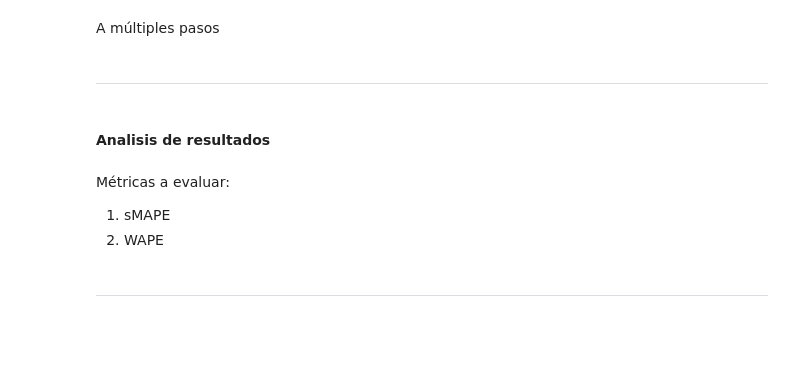
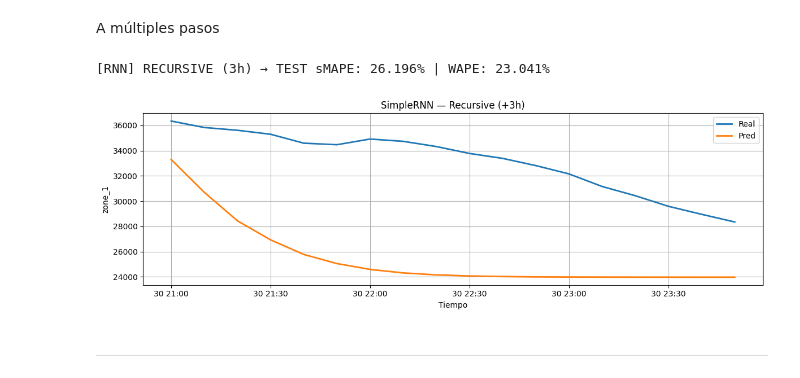
Before and after one commit to DCajiao/Time-series-forecast-of-energy-consumption-in-Tetouan-City, a Jupyter notebook: notebooks/04_RNN_modeling.ipynb, the cells around one changed output. Saved outputs shown, nothing was run; the diff lists cells and outputs as text; code cells hidden in the pictures; blank space fills up the shorter version.

```diff
--- a/notebooks/04_RNN_modeling.ipynb
+++ b/notebooks/04_RNN_modeling.ipynb
@@ -172,0 +237,13 @@ def compile_and_fit(model, window, patience=2, epochs=20):
+# %%
+start = time.time()
+hist = rnn.fit(
+    Xtr, ytr,
+    validation_data=(Xva, yva),
+    epochs=200,
+    batch_size=512,
+    verbose=2,
+    callbacks=cbs
+)
+end = time.time()
+training_time = end - start
+print("Tiempo de entrenamiento:", training_time)
@@ -215,8 +315,56 @@ print("SimpleRNN Multi-step Test:", test_multi)
+# %%
+STEPS = 18
+feats_order = EXOG_COLS + [TARGET_COL]  # target último para poder actualizarlo
+
+def recursive_forecast_seq(
+    model,
+    seed_window: np.ndarray,           # (HISTORY_WINDOW, F) normalizado
+    steps: int,
+    exog_future: np.ndarray | None = None  # opcional: (steps, len(EXOG_COLS)) normalizado
+) -> np.ndarray:
+    """Autoregresivo: usa la salida como último lag; exógenas en hold (o exog_future)."""
+    hist = seed_window.astype("float32").copy()
+    preds = []
+    for i in range(steps):
+        x = hist[np.newaxis, :, :]                 # (1, H, F)
+        y_hat = model.predict(x, verbose=0)[0, 0]  # escalar normalizado
+        preds.append(y_hat)
+        # construir nueva fila
+        next_row = hist[-1].copy()
+        if exog_future is not None:
+            next_row[:-1] = exog_future[i]
+        next_row[-1] = y_hat
+        hist = np.vstack([hist[1:], next_row])
+    return np.array(preds, dtype="float32")
+
+# Semilla al final del TEST dejando espacio para STEPS futuros
+seed_start = max(0, len(test_n) - (HISTORY_WINDOW + STEPS))
+seed_end   = seed_start + HISTORY_WINDOW
+seed_win   = test_n[feats_order].values[seed_start:seed_end]  # (1008, F) normalizado
+
+# Predicción recursiva (normalizada) y desnormalización
+y_pred_rec_norm_rnn = recursive_forecast_seq(rnn, seed_win, STEPS)
+y_pred_rec_rnn      = inverse_target(y_pred_rec_norm_rnn, scalers)
+
+# Verdaderos y eje temporal
+true_start = seed_end
+true_end   = seed_end + STEPS
+y_true_rec = test_df[TARGET_COL].values[true_start:true_end]
+idx_future = test_df.index[true_start:true_end]
+
+# Métricas multi-step recursive (escala real)
+smape_rec_rnn = smape(y_true_rec, y_pred_rec_rnn)
+wape_rec_rnn  = wape(y_true_rec, y_pred_rec_rnn)
+print(f"[RNN] RECURSIVE (3h) → TEST sMAPE: {smape_rec_rnn:.3f}% | WAPE: {wape_rec_rnn:.3f}%")
+
+# Plot recursive (+3h)
+plot_segment(
+    idx_future, y_true_rec, y_pred_rec_rnn,
+    title="SimpleRNN — Recursive (+3h)",
+    target_name=TARGET_COL
+)
+# %% [output]
+[RNN] RECURSIVE (3h) → TEST sMAPE: 26.196% | WAPE: 23.041%
+[figure, added]
 # %% [markdown]
 ---
-# %% [markdown]
-#### **Analisis de resultados**
-# %% [markdown]
-Métricas a evaluar:
-1. sMAPE
-2. WAPE
@@ -242,2 +370,0 @@ print("Multi-step WAPE:", wape(y_true, y_pred))
-# %% [markdown]
----
```
Also changed, not shown: parts of 22 cells of this notebook.
